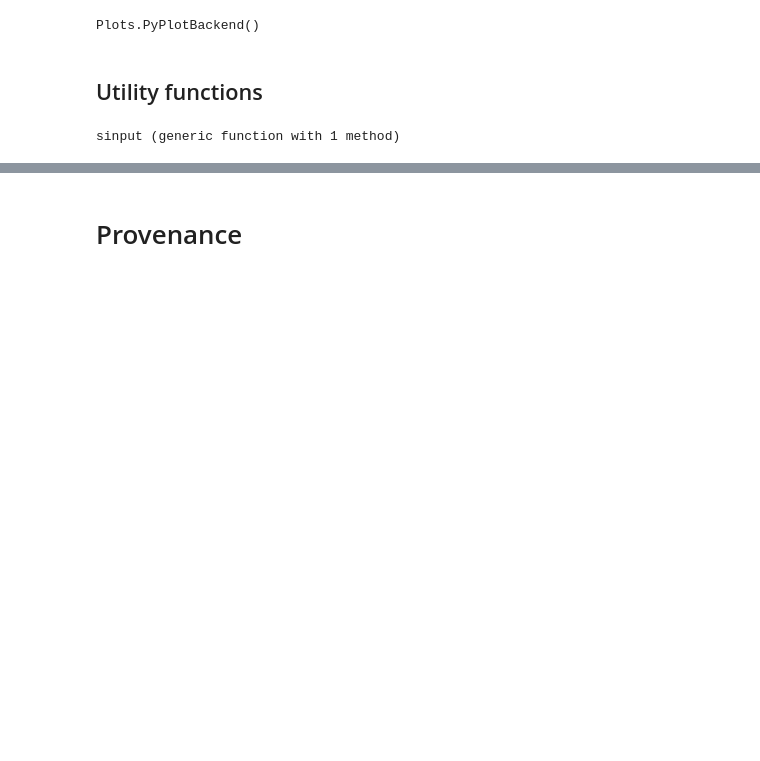
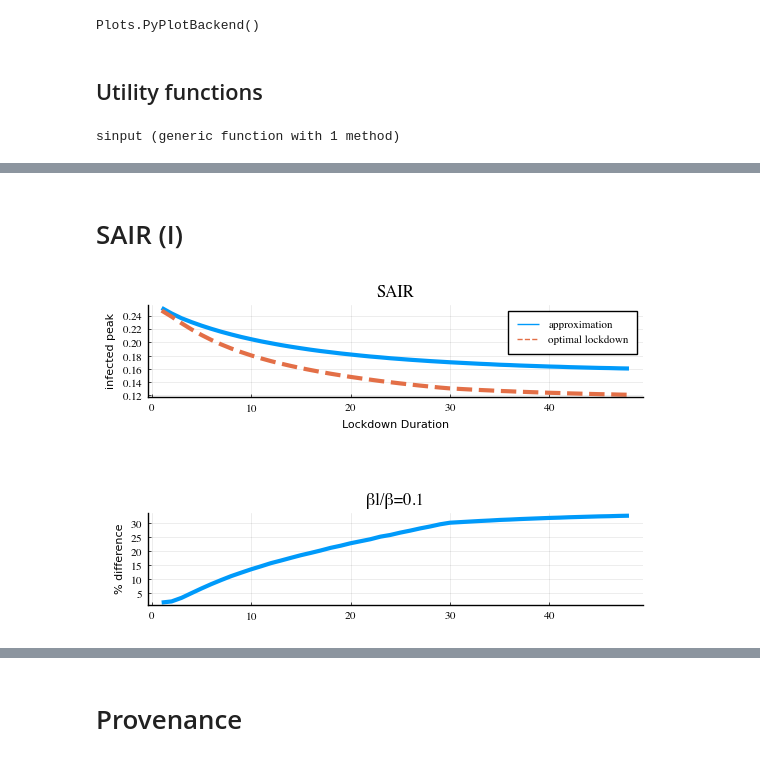
Before and after one commit to sontaglab/epidemics, a Jupyter notebook: notebooks/Approximation.ipynb, the cells around one changed output, grey strips where cells are left out. Cells and saved outputs as stored; diff of their text form; code cells hidden in the pictures; blank space fills up the shorter version.

```diff
--- a/notebooks/Approximation.ipynb
+++ b/notebooks/Approximation.ipynb
@@ -111,0 +122,22 @@ test(0.10,SIR)
+# %% [markdown]
+# SAIR (I)
+# %%
+# model description
+function SAIR(dx,x,p,t)
+    βᵢ, βlᵢ, γᵢ, βₐ, βlₐ, γₐ, δ, ts, td = p
+    u1 = βₐ - (βₐ-βlₐ).*sinput(t, ts, td)
+    u2 = βᵢ - (βᵢ-βlᵢ).*sinput(t, ts, td)
+    dx[1] = -u1*x[1]*x[2] - u2*x[1]*x[3]
+    dx[2] = u1*x[1]*x[2] + u2*x[1]*x[3] - (δ+γₐ)*x[2]
+    dx[3] = δ*x[2] - γᵢ*x[3]
+    dx[4] = γₐ*x[2] + γᵢ*x[3]
+end
+
+# define initial values
+u0 = [1-11e-4, 1e-3, 1e-4, 0.]
+pr = [0.2, 0.02, 0.05, 0.3, 0.03, 0.09, 0.15, 0, 0]
+
+icomp = 3
+lockdown(SAIR, u0, pr, icomp)
+# %% [output]
+[figure, added]
```
Also changed, not shown: parts of 20 cells of this notebook, 36 other files.
